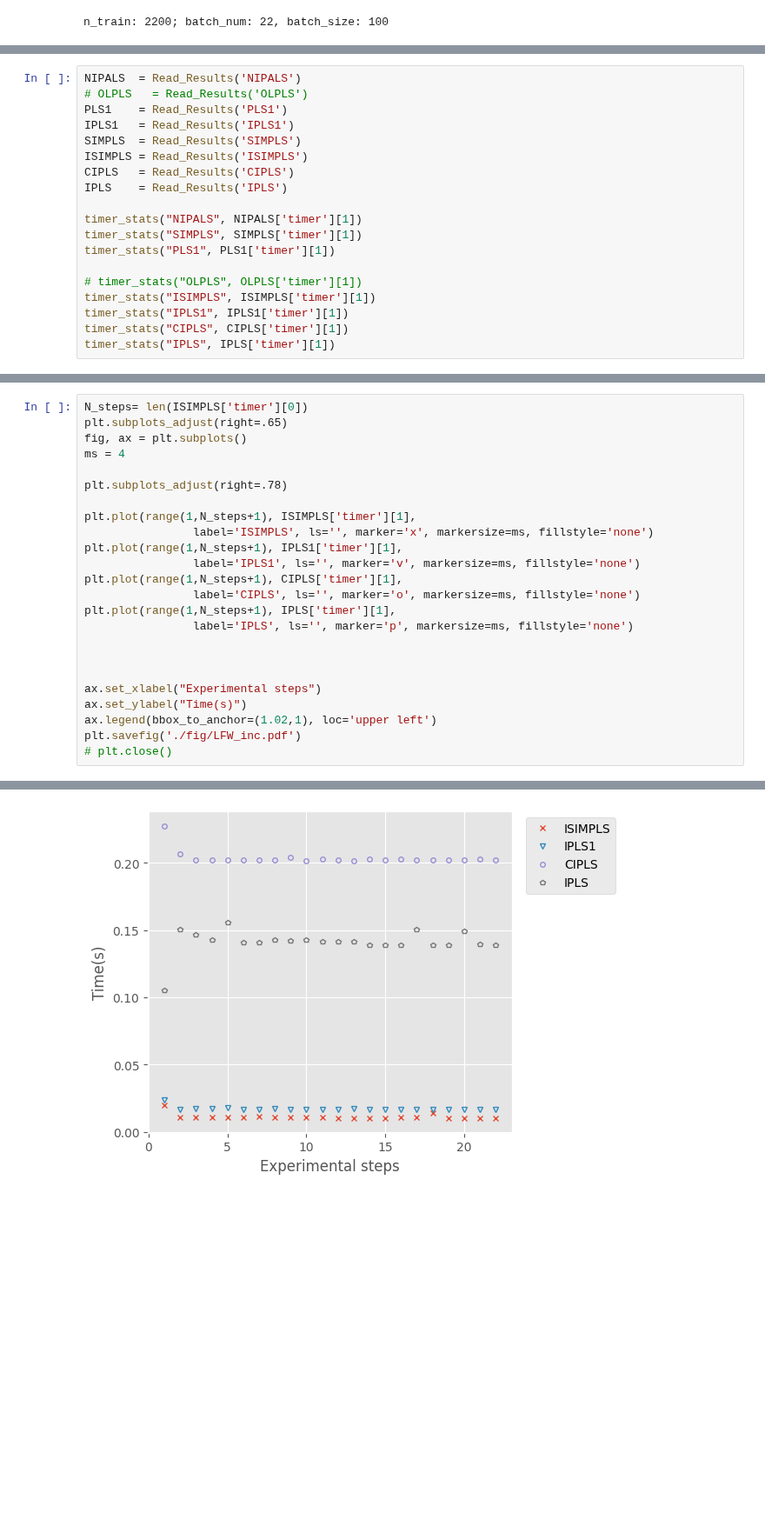
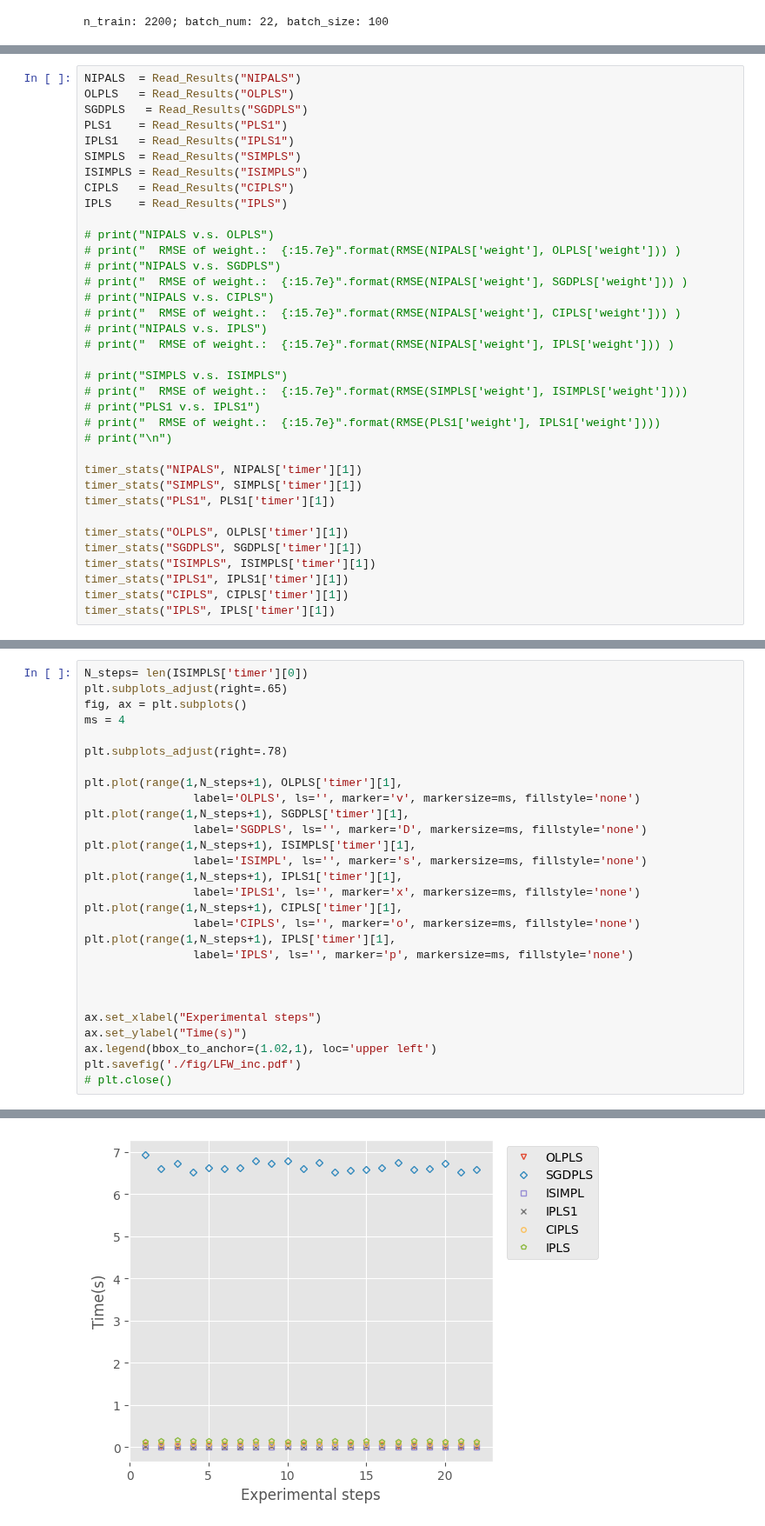
Before and after one commit to tachen90208/wiresstat-iplsreview, a Jupyter notebook: PLS1_LFW.ipynb, the cells around one changed output, grey strips where cells are left out. Shown at 87% size. Cells and saved outputs as stored; diff of their text form; blank space fills up the shorter version.

```diff
--- a/PLS1_LFW.ipynb
+++ b/PLS1_LFW.ipynb
@@ -208,18 +198,35 @@ elapsed time: 3.589343210682273
 # %%
-NIPALS  = Read_Results('NIPALS')
-# OLPLS   = Read_Results('OLPLS')
-PLS1    = Read_Results('PLS1')
-IPLS1   = Read_Results('IPLS1')
-SIMPLS  = Read_Results('SIMPLS')
-ISIMPLS = Read_Results('ISIMPLS')
-CIPLS   = Read_Results('CIPLS')
-IPLS    = Read_Results('IPLS')
+NIPALS  = Read_Results("NIPALS")
+OLPLS   = Read_Results("OLPLS")
+SGDPLS   = Read_Results("SGDPLS")
+PLS1    = Read_Results("PLS1")
+IPLS1   = Read_Results("IPLS1")
+SIMPLS  = Read_Results("SIMPLS")
+ISIMPLS = Read_Results("ISIMPLS")
+CIPLS   = Read_Results("CIPLS")
+IPLS    = Read_Results("IPLS")
+
+# print("NIPALS v.s. OLPLS")
+# print("  RMSE of weight.:  {:15.7e}".format(RMSE(NIPALS['weight'], OLPLS['weight'])) )
+# print("NIPALS v.s. SGDPLS")
+# print("  RMSE of weight.:  {:15.7e}".format(RMSE(NIPALS['weight'], SGDPLS['weight'])) )
+# print("NIPALS v.s. CIPLS")
+# print("  RMSE of weight.:  {:15.7e}".format(RMSE(NIPALS['weight'], CIPLS['weight'])) )
+# print("NIPALS v.s. IPLS")
+# print("  RMSE of weight.:  {:15.7e}".format(RMSE(NIPALS['weight'], IPLS['weight'])) )
+
+# print("SIMPLS v.s. ISIMPLS")
+# print("  RMSE of weight.:  {:15.7e}".format(RMSE(SIMPLS['weight'], ISIMPLS['weight'])))
+# print("PLS1 v.s. IPLS1")
+# print("  RMSE of weight.:  {:15.7e}".format(RMSE(PLS1['weight'], IPLS1['weight'])))
+# print("\n")
 
 timer_stats("NIPALS", NIPALS['timer'][1])
 timer_stats("SIMPLS", SIMPLS['timer'][1])
 timer_stats("PLS1", PLS1['timer'][1])
 
-# timer_stats("OLPLS", OLPLS['timer'][1])
+timer_stats("OLPLS", OLPLS['timer'][1])
+timer_stats("SGDPLS", SGDPLS['timer'][1])
 timer_stats("ISIMPLS", ISIMPLS['timer'][1])
 timer_stats("IPLS1", IPLS1['timer'][1])
 timer_stats("CIPLS", CIPLS['timer'][1])
@@ -269,27 +276,31 @@ plt.savefig('./fig/LFW_full.pdf')
 # %%
 N_steps= len(ISIMPLS['timer'][0])
 plt.subplots_adjust(right=.65)
 fig, ax = plt.subplots()
 ms = 4
 
 plt.subplots_adjust(right=.78)
 
+plt.plot(range(1,N_steps+1), OLPLS['timer'][1],
+                label='OLPLS', ls='', marker='v', markersize=ms, fillstyle='none')
+plt.plot(range(1,N_steps+1), SGDPLS['timer'][1],
+                label='SGDPLS', ls='', marker='D', markersize=ms, fillstyle='none')
 plt.plot(range(1,N_steps+1), ISIMPLS['timer'][1],
-                label='ISIMPLS', ls='', marker='x', markersize=ms, fillstyle='none')
+                label='ISIMPL', ls='', marker='s', markersize=ms, fillstyle='none')
 plt.plot(range(1,N_steps+1), IPLS1['timer'][1],
-                label='IPLS1', ls='', marker='v', markersize=ms, fillstyle='none')
+                label='IPLS1', ls='', marker='x', markersize=ms, fillstyle='none')
 plt.plot(range(1,N_steps+1), CIPLS['timer'][1],
                 label='CIPLS', ls='', marker='o', markersize=ms, fillstyle='none')
 plt.plot(range(1,N_steps+1), IPLS['timer'][1],
                 label='IPLS', ls='', marker='p', markersize=ms, fillstyle='none')
 
 
 
 ax.set_xlabel("Experimental steps")
 ax.set_ylabel("Time(s)")
 ax.legend(bbox_to_anchor=(1.02,1), loc='upper left')
 plt.savefig('./fig/LFW_inc.pdf')
 # plt.close()
 # %% [output]
 <Figure size 640x480 with 0 Axes>
-[figure, old version]
+[figure, new version]
```
Also changed, not shown: parts of 14 cells of this notebook, 1 other file.
